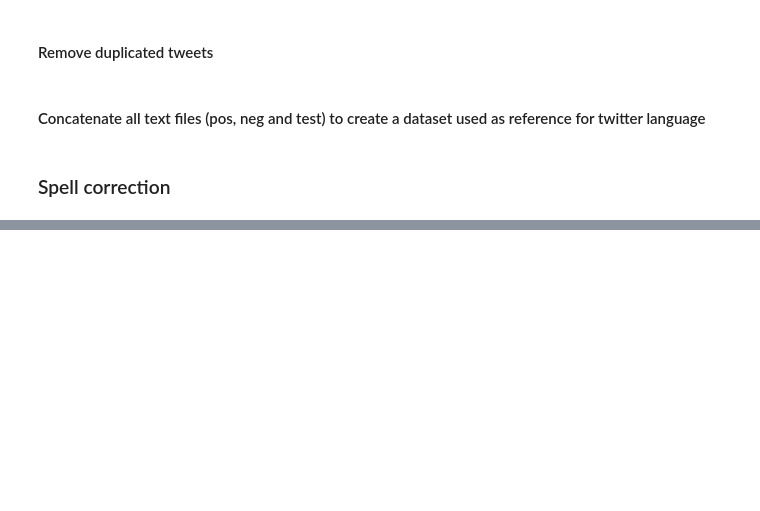
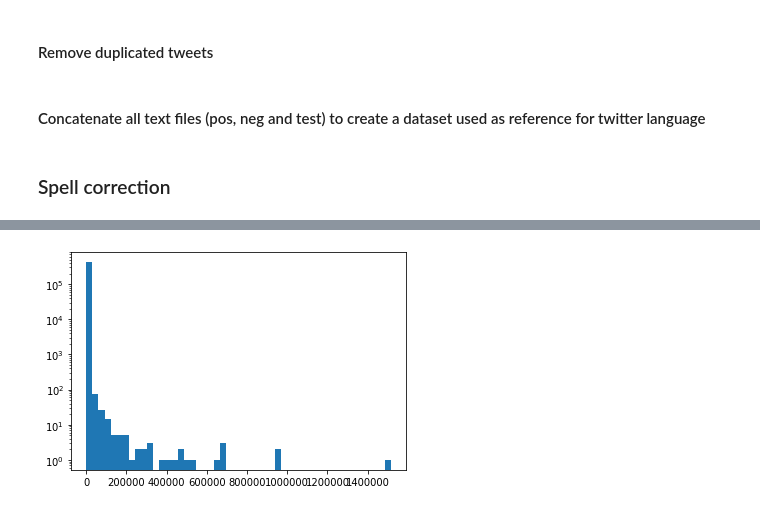
Before and after one commit to Krysis789/MLproject2, a Jupyter notebook: full_pipeline.ipynb, the cells around one changed output, grey strips where cells are left out. Cells and saved outputs as stored; diff of their text form; code cells hidden in the pictures; blank space fills up the shorter version.

```diff
--- a/full_pipeline.ipynb
+++ b/full_pipeline.ipynb
@@ -190,0 +202,12 @@ with open("Processed_data/input_WE.txt", "w+", encoding = "utf-8") as f:
+# %%
+full_vocab_spell = pd.read_csv('Processed_data/vocab_freq_after_spell_full.txt', sep = "\s+", header=None, engine='python')
+full_vocab_spell.columns = ["number occ","word"]
+full_vocab_spell.set_index("word",inplace=True)
+    #with open(input_vocab + '.json', 'w') as f:
+     #   json.dump(cut_vocab["number occ"].to_dict(), f)
+# %%
+plt.yscale("log")
+plt.hist(full_vocab_spell["number occ"],bins=50)
+plt.show()
+# %% [output]
+[figure, added]
```
Also changed, not shown: parts of 11 cells of this notebook.
